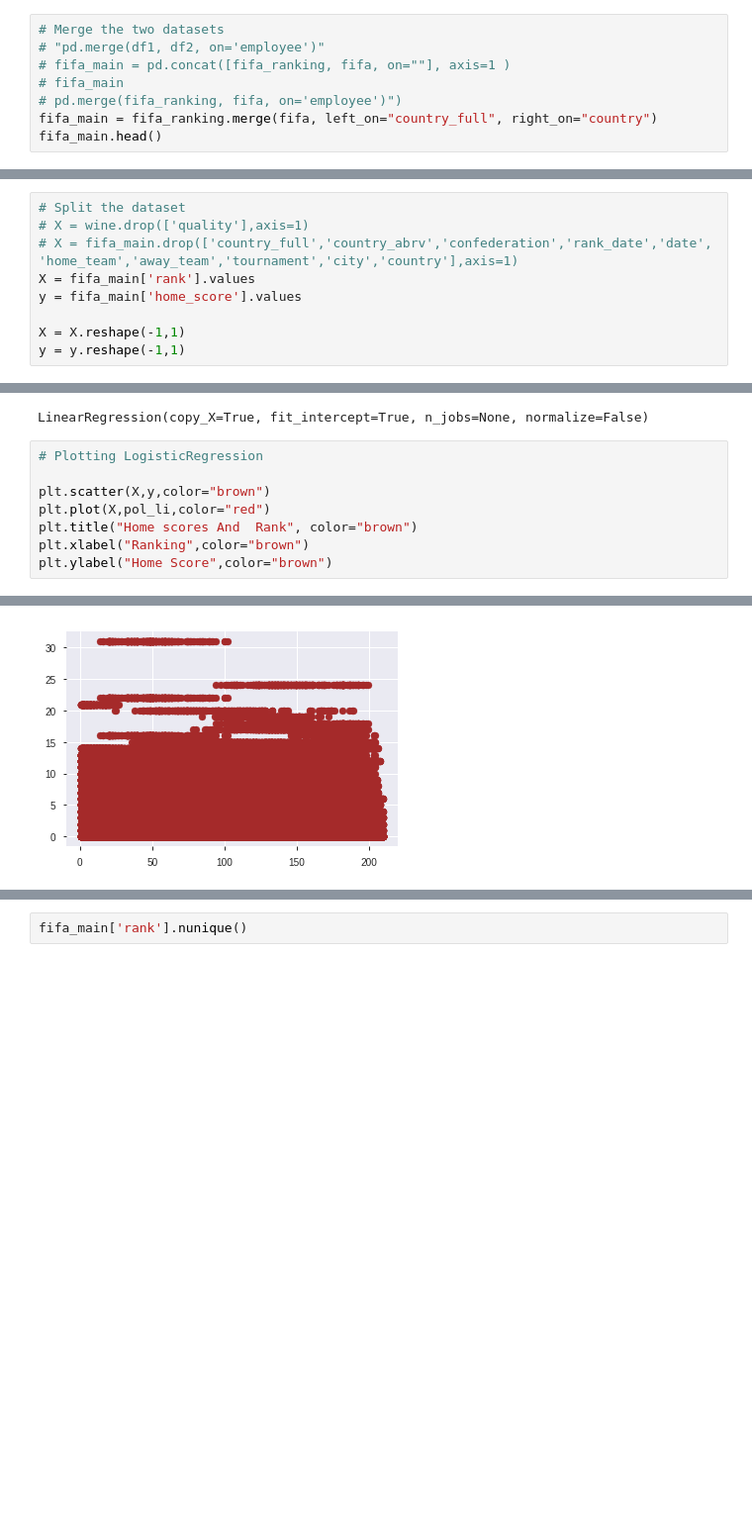
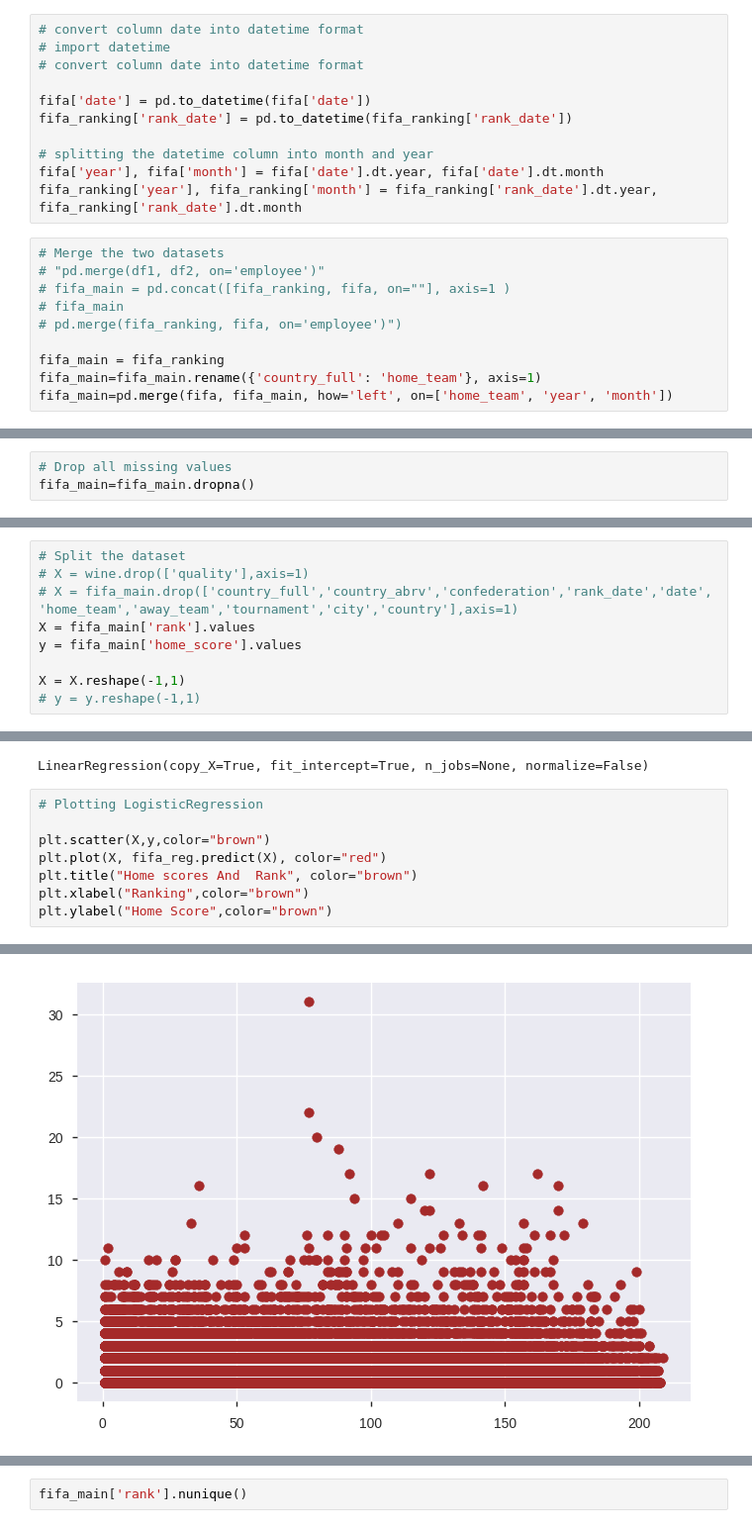
Before and after one commit to codybaraks/Mchezopesa-Ltd, a Jupyter notebook: Mchezopesa_Ltd.ipynb, the cells around one changed output, grey strips where cells are left out. Shown: that part at 99% size. Saved outputs shown, nothing was run; the diff lists cells and outputs as text; blank space fills up the shorter version.

```diff
--- a/Mchezopesa_Ltd.ipynb
+++ b/Mchezopesa_Ltd.ipynb
@@ -156,8 +168,21 @@ fifa_ranking = fifa_ranking.drop(['country_abrv','cur_year_avg',
+# %%
+# convert column date into datetime format
+# import datetime
+# convert column date into datetime format
+
+fifa['date'] = pd.to_datetime(fifa['date'])
+fifa_ranking['rank_date'] = pd.to_datetime(fifa_ranking['rank_date'])
+
+# splitting the datetime column into month and year
+fifa['year'], fifa['month'] = fifa['date'].dt.year, fifa['date'].dt.month
+fifa_ranking['year'], fifa_ranking['month'] = fifa_ranking['rank_date'].dt.year, fifa_ranking['rank_date'].dt.month
 # %%
 # Merge the two datasets
 # "pd.merge(df1, df2, on='employee')"
 # fifa_main = pd.concat([fifa_ranking, fifa, on=""], axis=1 )
 # fifa_main
 # pd.merge(fifa_ranking, fifa, on='employee')")
-fifa_main = fifa_ranking.merge(fifa, left_on="country_full", right_on="country")
-fifa_main.head()
+
+fifa_main = fifa_ranking
+fifa_main=fifa_main.rename({'country_full': 'home_team'}, axis=1)
+fifa_main=pd.merge(fifa, fifa_main, how='left', on=['home_team', 'year', 'month'])
@@ -200 +245,4 @@ fifa_main.dropna()
+# %%
+# Drop all missing values
+fifa_main=fifa_main.dropna()
 # %%
@@ -330,7 +397,7 @@ X = fifa_main['rank'].values
 y = fifa_main['home_score'].values
 
 X = X.reshape(-1,1)
-y = y.reshape(-1,1)
+# y = y.reshape(-1,1)
 # %%
 print(X)
 print(y)
@@ -381,14 +442,14 @@ LinearRegression(copy_X=True, fit_intercept=True, n_jobs=None, normalize=False)
 # %%
 # Plotting LogisticRegression
 
 plt.scatter(X,y,color="brown")
-plt.plot(X,pol_li,color="red")
+plt.plot(X, fifa_reg.predict(X), color="red")
 plt.title("Home scores And  Rank", color="brown")
 plt.xlabel("Ranking",color="brown")
 plt.ylabel("Home Score",color="brown")
 # %% [output]
 ValueError: ignored
-[figure, old version]
+[figure, new version]
 # %%
 # Carrying out the prediction
 # Predict using Polynomial Regression
```
Also changed, not shown: parts of 56 cells of this notebook.
